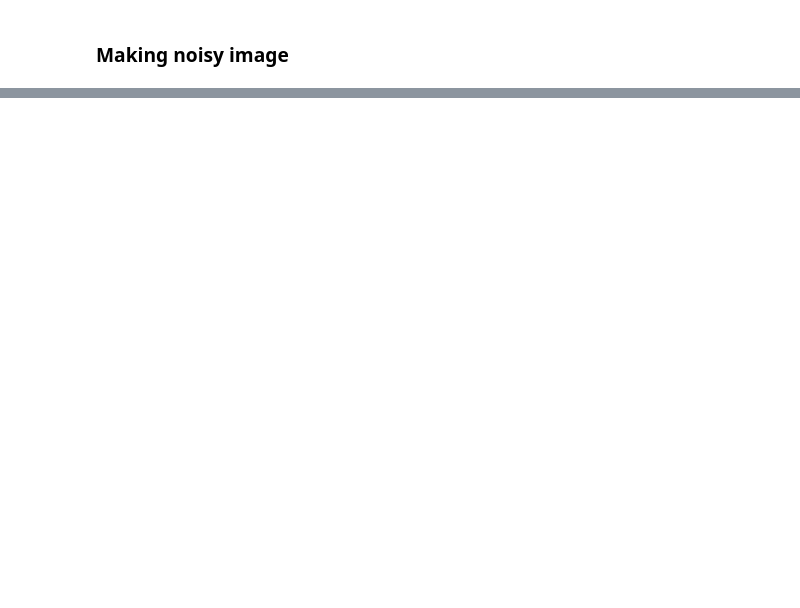
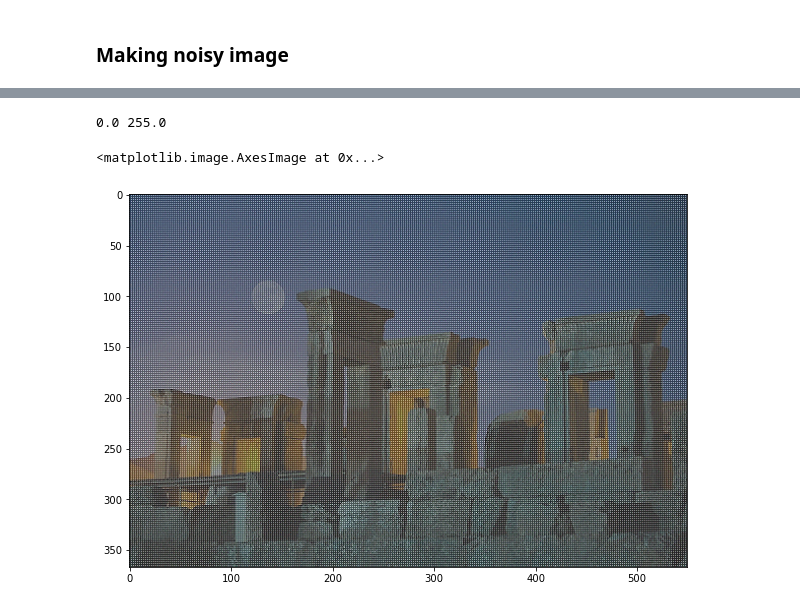
Before and after one commit to AmirhoseinYari/Digital-Image-Processing, a Jupyter notebook: HW5/HW5-AmirhoseinYari-98109718-Q3.ipynb, the cells around one changed output, grey strips where cells are left out. Cells and saved outputs as stored; diff of their text form; code cells hidden in the pictures; blank space fills up the shorter version.

```diff
--- a/HW5/HW5-AmirhoseinYari-98109718-Q3.ipynb
+++ b/HW5/HW5-AmirhoseinYari-98109718-Q3.ipynb
@@ -75,0 +112,39 @@ plt.show()
+# %%
+VLL = LL.copy()
+l_viso = sigma*np.sqrt(2*np.log(LH.shape[0]))
+VLH = soft(LH,l_viso)
+l_viso = sigma*np.sqrt(2*np.log(HL.shape[0]))
+VHL = soft(HL,l_viso)
+l_viso = sigma*np.sqrt(2*np.log(HH.shape[0]))
+VHH = soft(HH,l_viso)
+
+VLLLL = LLLL.copy()
+l_viso = sigma*np.sqrt(2*np.log(LLLH.shape[0]))
+VLLLH = soft(LLLH,l_viso)
+l_viso = sigma*np.sqrt(2*np.log(LLHL.shape[0]))
+VLLHL = soft(LLHL,l_viso)
+l_viso = sigma*np.sqrt(2*np.log(LLHH.shape[0]))
+VLLHH = soft(LLHH,l_viso)
+# %%
+tVLL = np.zeros((2*VLLLL.shape[0],2*VLLLL.shape[1],3))
+for i in range(3):
+    coeffs = VLLLL[:,:,i],(VLLLH[:,:,i],VLLHL[:,:,i],VLLHH[:,:,i])
+    tVLL[:,:,i] = pywt.idwt2(coeffs,'haar','smooth')
+
+VLL = np.zeros(VHH.shape)
+VLL = tVLL[1:368,:,:]
+VLL = (VLL-np.min(VLL))/(np.max(VLL)-np.min(VLL))*255
+
+Viso = np.zeros((2*VLL.shape[0],2*VLL.shape[1],3))
+for i in range(3):
+    coeffs = VLL[:,:,i],(VLH[:,:,i],VHL[:,:,i],VHH[:,:,i])
+    Viso[:,:,i] = pywt.idwt2(coeffs,'haar','smooth')
+
+Viso = (Viso-np.min(Viso))/(np.max(Viso)-np.min(Viso))*255
+print(np.min(Viso),np.max(Viso))
+plt.figure(figsize=(10,10))
+plt.imshow(VLL.astype("uint8"))
+# %% [output]
+0.0 255.0
+<matplotlib.image.AxesImage at 0x...>
+[figure, added]
```
Also changed, not shown: parts of 10 cells of this notebook, 1 other file.
